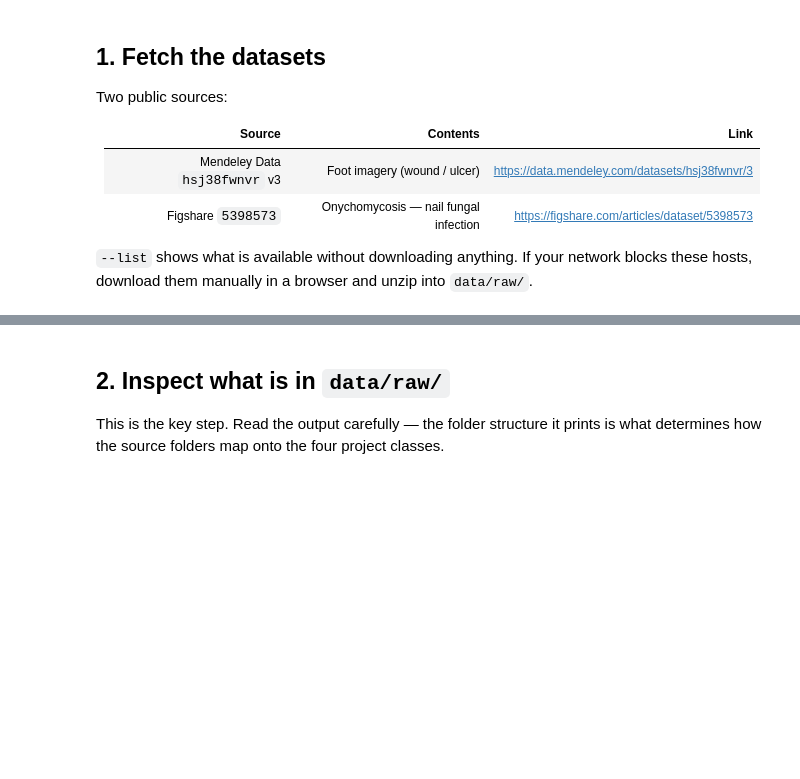
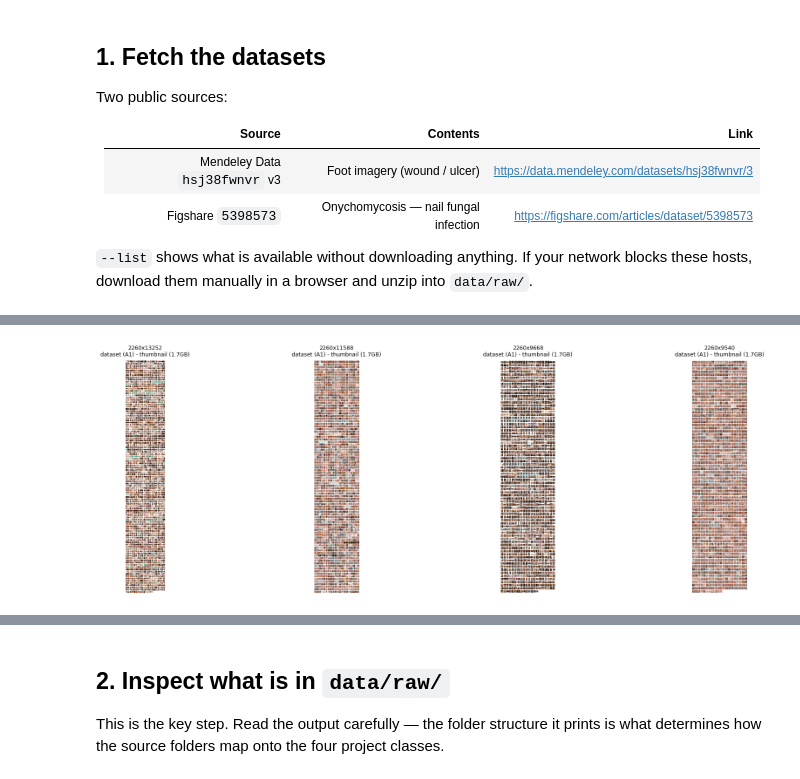
Before and after one commit to gurubasavarajharlapur-jpg/Dissertation_AI_FOOT_NAIL_DISEASE, a Jupyter notebook: notebooks/01_data_exploration.ipynb, the cells around one changed output, grey strips where cells are left out. Saved outputs shown, nothing was run; the diff lists cells and outputs as text; code cells hidden in the pictures; blank space fills up the shorter version.

```diff
--- a/notebooks/01_data_exploration.ipynb
+++ b/notebooks/01_data_exploration.ipynb
@@ -111,0 +275,18 @@ blocks these hosts, download them manually in a browser and unzip into
+# %%
+import pandas as pd
+from pathlib import Path
+
+files = pd.read_csv(config.METRICS_DIR / "raw_data_files.csv")
+
+print("=== FOLDER STRUCTURE (image counts per folder) ===")
+counts = files["label"].value_counts().sort_index()
+for folder, n in counts.items():
+    print(f"{n:>6}  {folder}")
+
+print(f"\n=== {len(files)} images across {len(counts)} folders ===")
+
+print("\n=== SIZE OUTLIERS (montage suspects) ===")
+big = files.nlargest(12, "megapixels")[
+    ["filename", "label", "width", "height", "megapixels", "file_size_bytes"]
+]
+print(big.to_string(index=False))
@@ -111,0 +311,15 @@ blocks these hosts, download them manually in a browser and unzip into
+# %%
+import matplotlib.pyplot as plt
+import matplotlib.image as mpimg
+
+suspects = files.nlargest(4, "megapixels")
+
+fig, axes = plt.subplots(1, 4, figsize=(20, 6))
+for ax, (_, row) in zip(axes, suspects.iterrows()):
+    ax.imshow(mpimg.imread(row["path"]))
+    ax.set_title(f"{row['width']}x{row['height']}\n{row['label']}", fontsize=9)
+    ax.axis("off")
+plt.tight_layout()
+plt.show()
+# %% [output]
+[figure, added]
```
Also changed, not shown: parts of 24 cells of this notebook.
